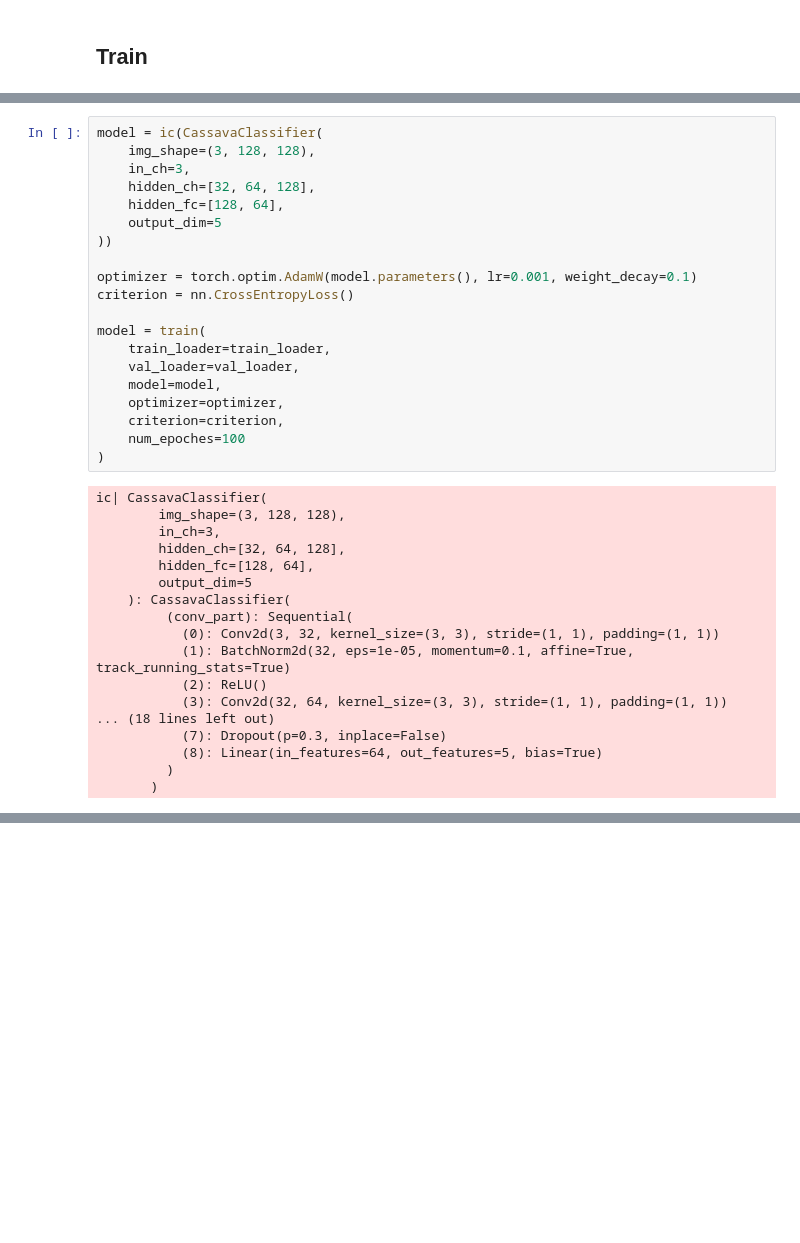
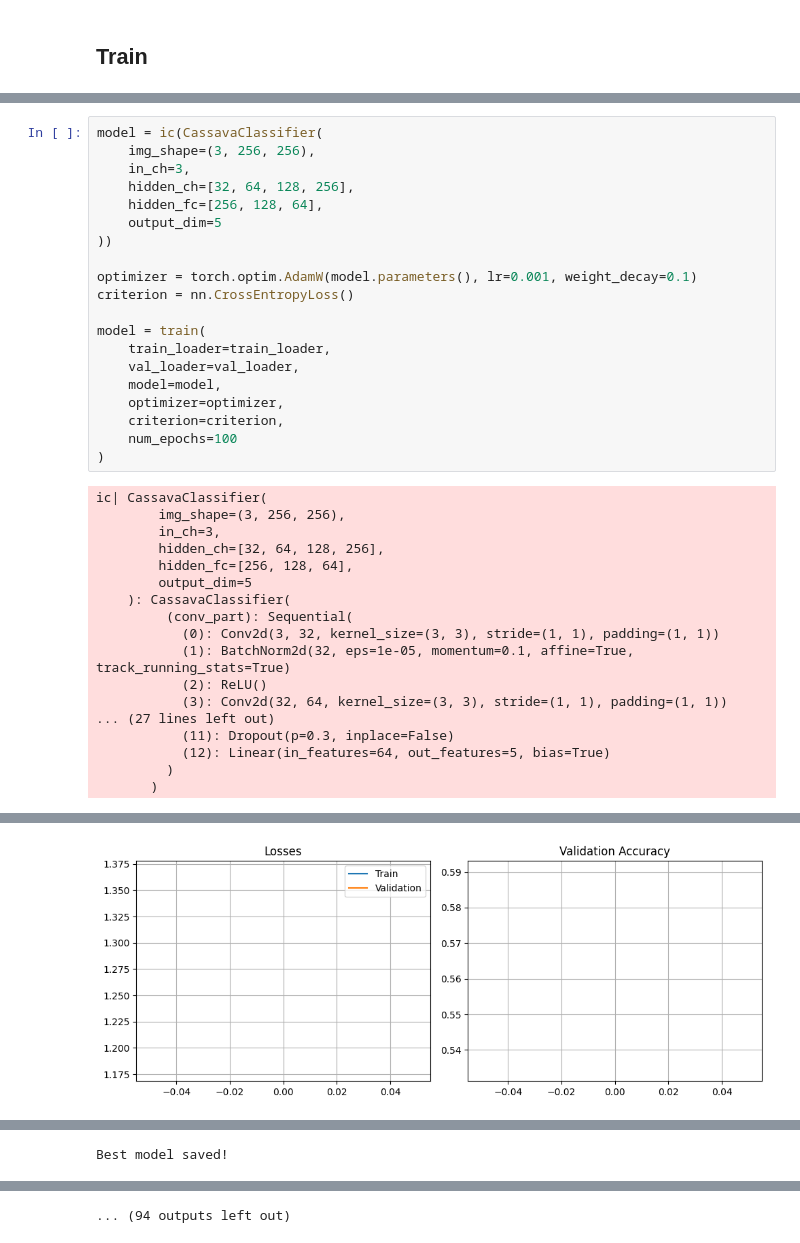
Before and after one commit to VladG00dmanPersonal/ARSO_AI_practise, a Jupyter notebook: School/CNN/Cassava Disease Classification/main.ipynb, the cells around one changed output, grey strips where cells are left out. Saved outputs shown, nothing was run; the diff lists cells and outputs as text; blank space fills up the shorter version.

```diff
--- a/School/CNN/Cassava Disease Classification/main.ipynb
+++ b/School/CNN/Cassava Disease Classification/main.ipynb
@@ -291,9 +293,9 @@ test()
 # %%
 model = ic(CassavaClassifier(
-    img_shape=(3, 128, 128),
+    img_shape=(3, 256, 256),
     in_ch=3,
-    hidden_ch=[32, 64, 128],
-    hidden_fc=[128, 64],
+    hidden_ch=[32, 64, 128, 256],
+    hidden_fc=[256, 128, 64],
     output_dim=5
 ))
 
@@ -306,14 +308,14 @@ model = train(
     model=model,
     optimizer=optimizer,
     criterion=criterion,
-    num_epoches=100
+    num_epochs=100
 )
 # %% [output]
 ic| CassavaClassifier(
-        img_shape=(3, 128, 128),
+        img_shape=(3, 256, 256),
         in_ch=3,
-        hidden_ch=[32, 64, 128],
-        hidden_fc=[128, 64],
+        hidden_ch=[32, 64, 128, 256],
+        hidden_fc=[256, 128, 64],
         output_dim=5
     ): CassavaClassifier(
          (conv_part): Sequential(
@@ -321,8 +323,8 @@ ic| CassavaClassifier(
            (1): BatchNorm2d(32, eps=1e-05, momentum=0.1, affine=True, track_running_stats=True)
            (2): ReLU()
            (3): Conv2d(32, 64, kernel_size=(3, 3), stride=(1, 1), padding=(1, 1))
-... (18 lines left out)
-           (7): Dropout(p=0.3, inplace=False)
-           (8): Linear(in_features=64, out_features=5, bias=True)
+... (27 lines left out)
+           (11): Dropout(p=0.3, inplace=False)
+           (12): Linear(in_features=64, out_features=5, bias=True)
          )
        )
@@ -329,0 +333 @@ ValueError: max() arg is an empty sequence
+[figure, added]
@@ -329,0 +339 @@ ValueError: max() arg is an empty sequence
+Best model saved!
@@ -329,0 +347 @@ ValueError: max() arg is an empty sequence
+... (94 outputs left out)
```
Also changed, not shown: parts of 11 cells of this notebook.
